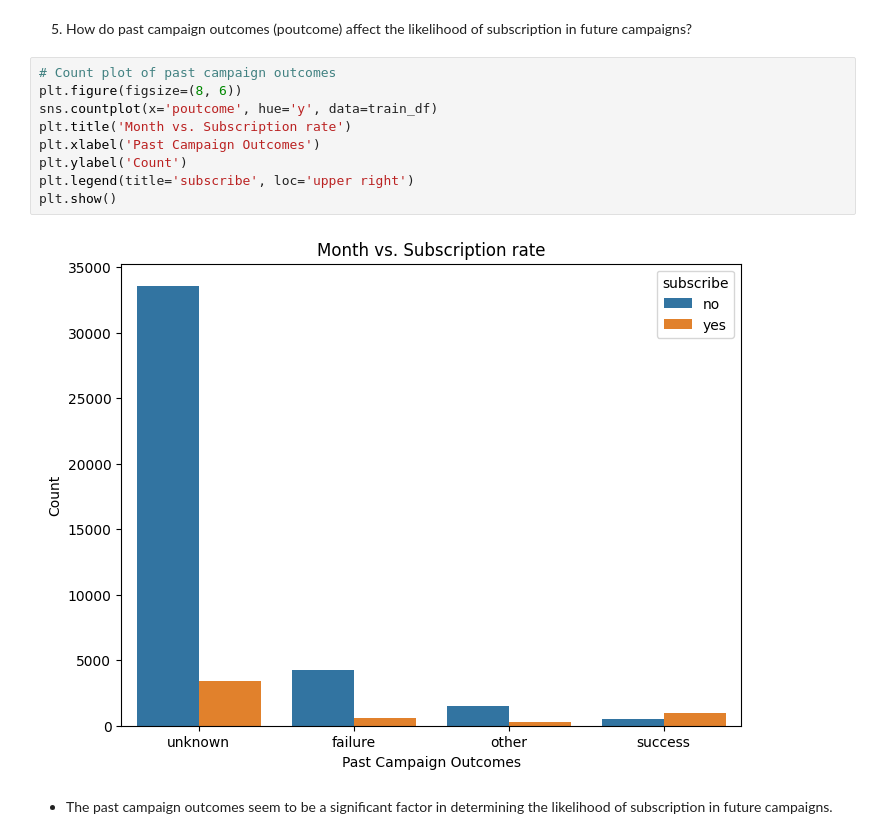
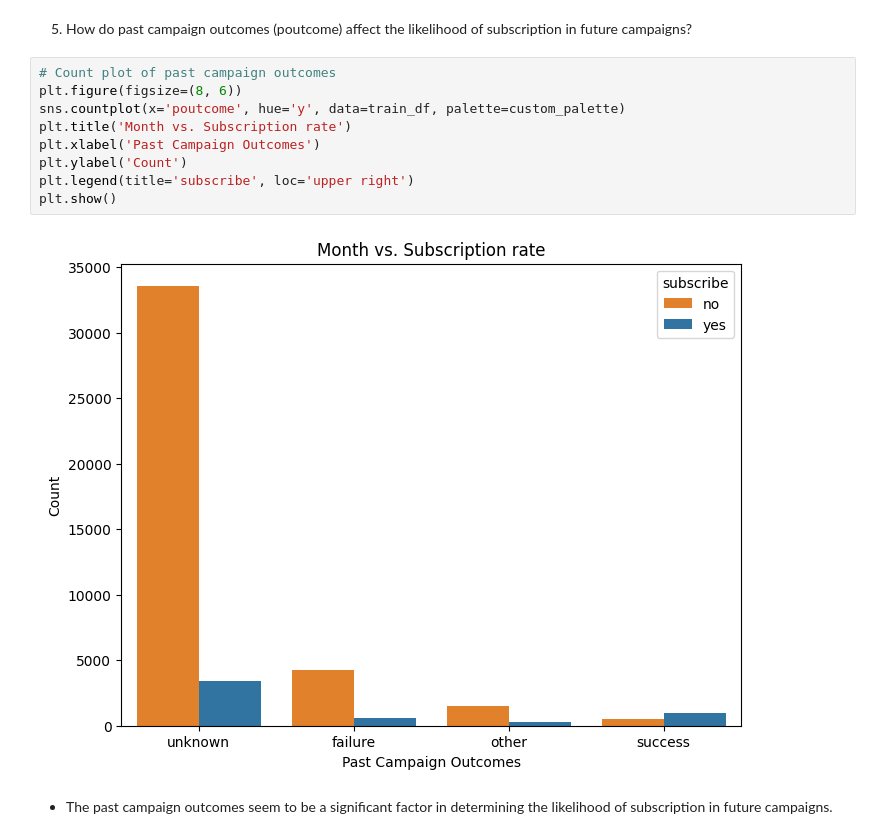
Before and after one commit to adubrightkwartengsnr/Customer_Subscription_Model, a Jupyter notebook: notebooks/customer_subscription.ipynb, the cells around one changed output. Saved outputs shown, nothing was run; the diff lists cells and outputs as text.

```diff
--- a/notebooks/customer_subscription.ipynb
+++ b/notebooks/customer_subscription.ipynb
@@ -695,14 +693,14 @@ plt.show()
 # %%
 # Count plot of past campaign outcomes
 plt.figure(figsize=(8, 6))
-sns.countplot(x='poutcome', hue='y', data=train_df)
+sns.countplot(x='poutcome', hue='y', data=train_df, palette=custom_palette)
 plt.title('Month vs. Subscription rate')
 plt.xlabel('Past Campaign Outcomes')
 plt.ylabel('Count')
 plt.legend(title='subscribe', loc='upper right')
 plt.show()
 # %% [output]
-[figure, old version]
+[figure, new version]
 # %% [markdown]
 
 - The past campaign outcomes seem to be a significant factor in determining the likelihood of subscription in future campaigns.
```
Also changed, not shown: parts of 8 cells of this notebook.
